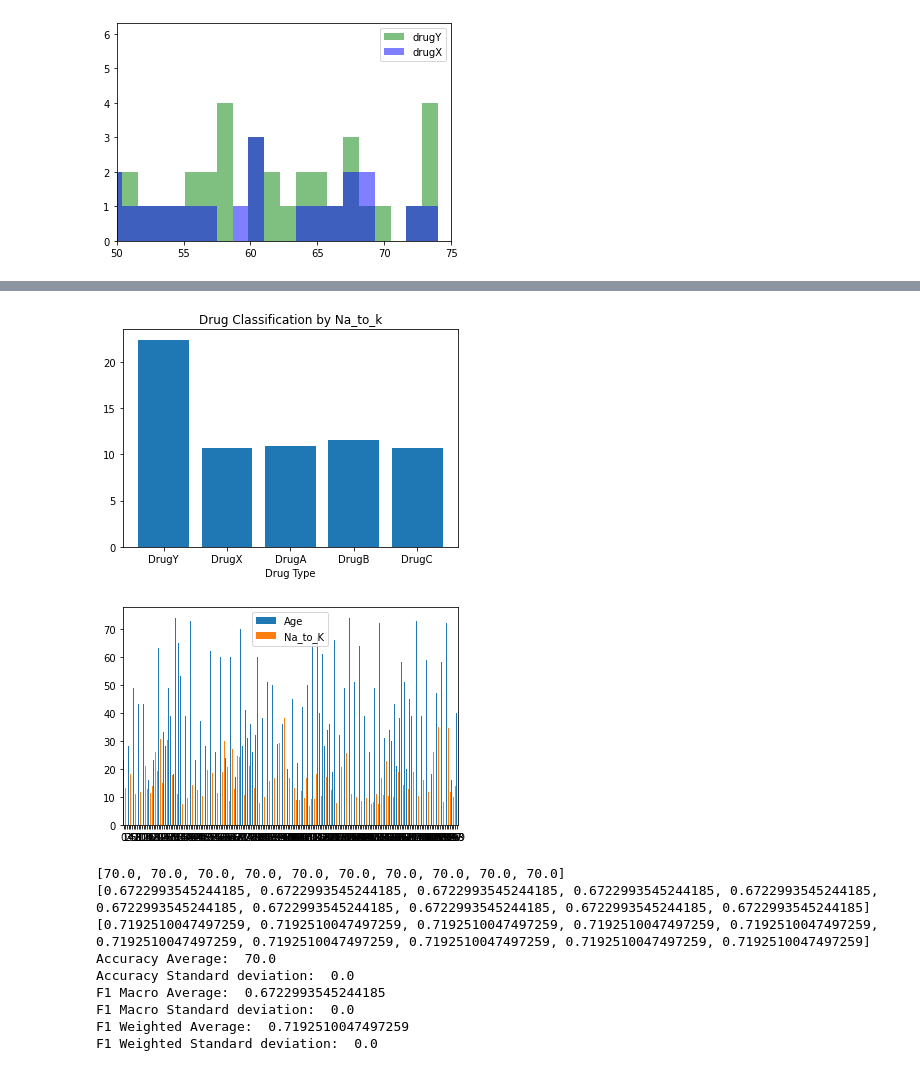
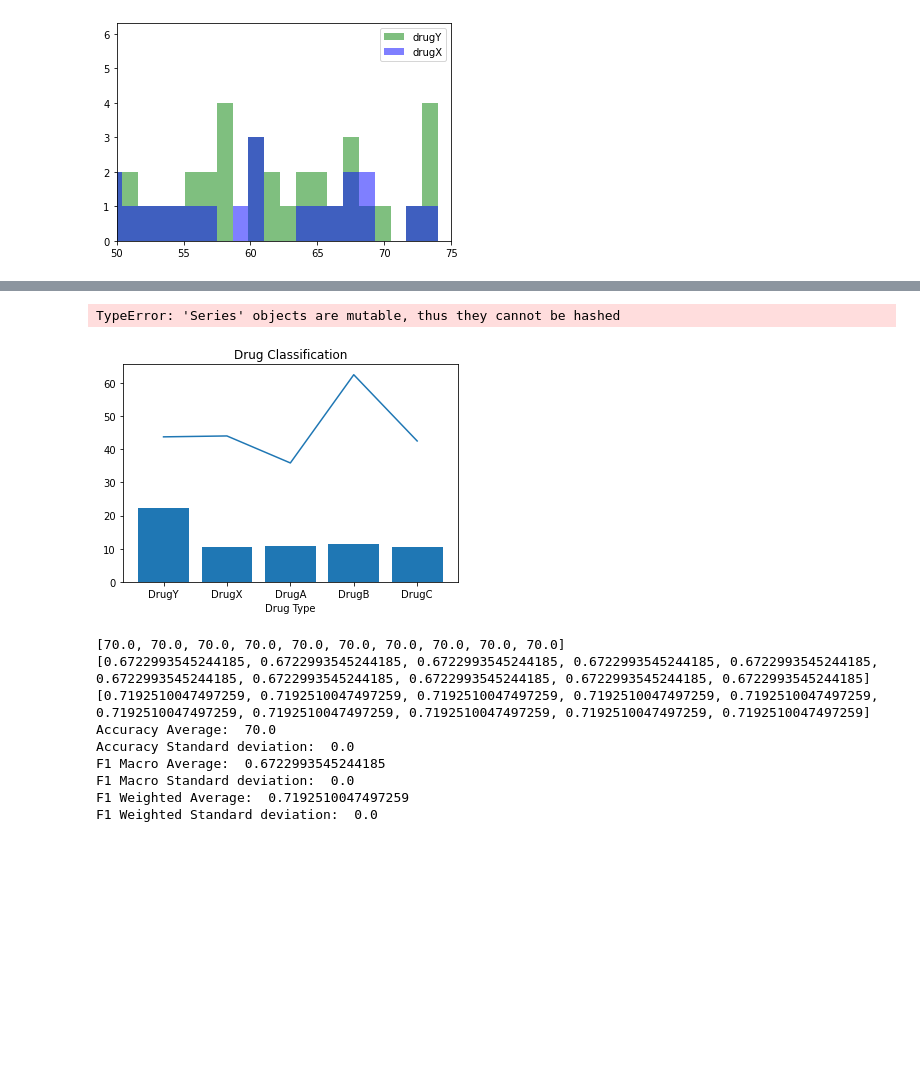
Before and after one commit to Fryingpannn/Artificial_Intelligence, a Jupyter notebook: Task2/task2-continued.ipynb, the cells around one changed output, grey strips where cells are left out. Saved outputs shown, nothing was run; the diff lists cells and outputs as text; code cells hidden in the pictures; blank space fills up the shorter version.

```diff
--- a/Task2/task2-continued.ipynb
+++ b/Task2/task2-continued.ipynb
@@ -56,8 +56,17 @@ yAxis = [drugY['Na_to_K'].mean(), drugX['Na_to_K'].mean(), drugA['Na_to_K'].mean
 
 plt.bar(xAxis, yAxis)
 
-plt.title("Drug Classification by Na_to_k")
+
+yAxis = [drugY['Age'].mean(), drugX['Age'].mean(), drugA['Age'].mean(), drugB['Age'].mean(), drugC['Age'].mean()]
+
+plt.title("Drug Classification")
 plt.xlabel("Drug Type")
+
+plt.plot(xAxis, yAxis, label= 'Age')
+
+# yAxis = [drugY['Sex'], drugX['Sex'], drugA['Sex'], drugB['Sex'], drugC['Sex']]
+
+# plt.plot(xAxis, yAxis)
 
 drugList.plot.bar(rot=0)
 
@@ -71,5 +80,5 @@ plt.savefig("drugClassification.pdf", format="pdf", bbox_inches="tight")
+TypeError: 'Series' objects are mutable, thus they cannot be hashed
-[figure, old version]
+[figure, new version]
-[figure, removed]
 # %%
 # Task 4 and 5
 import sklearn.model_selection as model_selection
```
Also changed, not shown: parts of 1 cell of this notebook, 1 other file.
